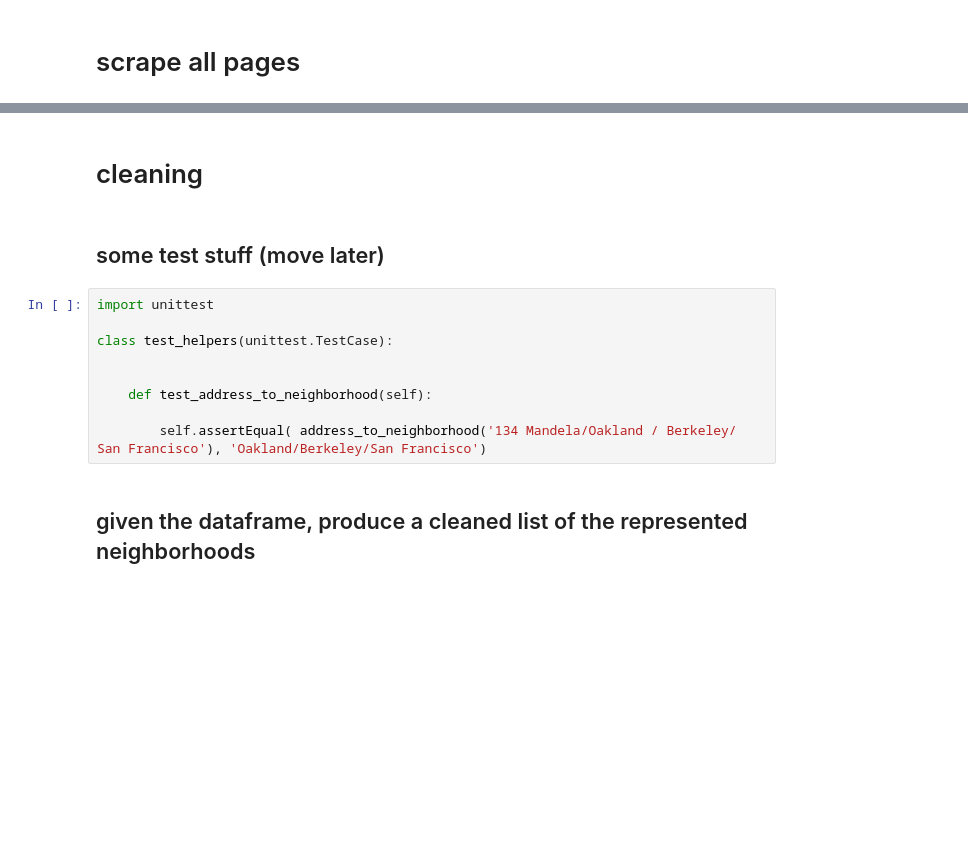
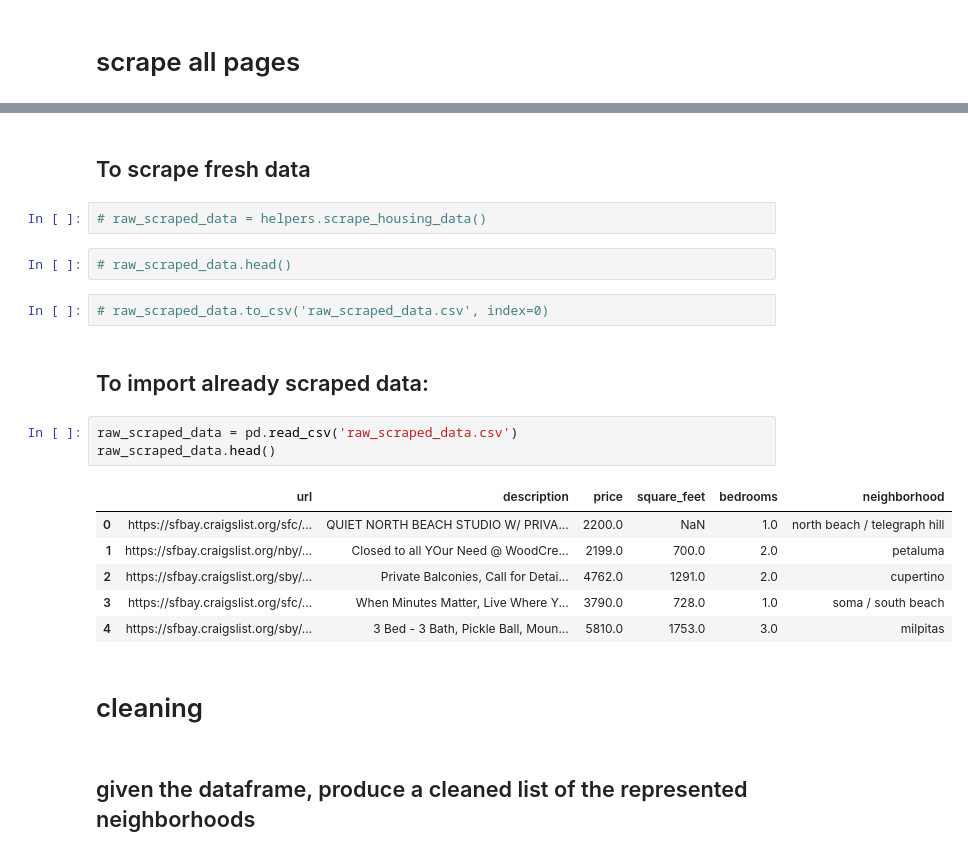
Before and after one commit to Laurelesh/craigslist_scraping, a Jupyter notebook: craigslist_scraping_v2.ipynb, the cells around one changed output, grey strips where cells are left out. Cells and saved outputs as stored; diff of their text form; blank space fills up the shorter version.

Commit message:
move scraping and cleaning to helpers

```diff
--- a/craigslist_scraping_v2.ipynb
+++ b/craigslist_scraping_v2.ipynb
@@ -138,16 +129,25 @@ raw_scraped_data.head()
+# %% [markdown]
+## To scrape fresh data
+# %%
+# raw_scraped_data = helpers.scrape_housing_data()
+# %%
+# raw_scraped_data.head()
+# %%
+# raw_scraped_data.to_csv('raw_scraped_data.csv', index=0)
+# %% [markdown]
+## To import already scraped data:
+# %%
+raw_scraped_data = pd.read_csv('raw_scraped_data.csv')
+raw_scraped_data.head()
+# %% [output]
+|  | url | description | price | square_feet | bedrooms | neighborhood |
+| 0 | https://sfbay.craigslist.org/sfc/... | QUIET NORTH BEACH STUDIO W/ PRIVA... | 2200.0 | NaN | 1.0 | north beach / telegraph hill |
+| 1 | https://sfbay.craigslist.org/nby/... | Closed to all YOur Need @ WoodCre... | 2199.0 | 700.0 | 2.0 | petaluma |
+| 2 | https://sfbay.craigslist.org/sby/... | Private Balconies, Call for Detai... | 4762.0 | 1291.0 | 2.0 | cupertino |
+| 3 | https://sfbay.craigslist.org/sfc/... | When Minutes Matter, Live Where Y... | 3790.0 | 728.0 | 1.0 | soma / south beach |
+| 4 | https://sfbay.craigslist.org/sby/... | 3 Bed - 3 Bath, Pickle Ball, Moun... | 5810.0 | 1753.0 | 3.0 | milpitas |
 # %% [markdown]
 # cleaning
-# %% [markdown]
-## some test stuff (move later)
-# %%
-import unittest
-
-class test_helpers(unittest.TestCase):
-
-
-    def test_address_to_neighborhood(self):
-
-        self.assertEqual( address_to_neighborhood('134 Mandela/Oakland / Berkeley/ San Francisco'), 'Oakland/Berkeley/San Francisco')
 # %% [markdown]
 ## given the dataframe, produce a cleaned list of the represented neighborhoods
 # %%
```
Also changed, not shown: parts of 24 cells of this notebook, 1 other file.
